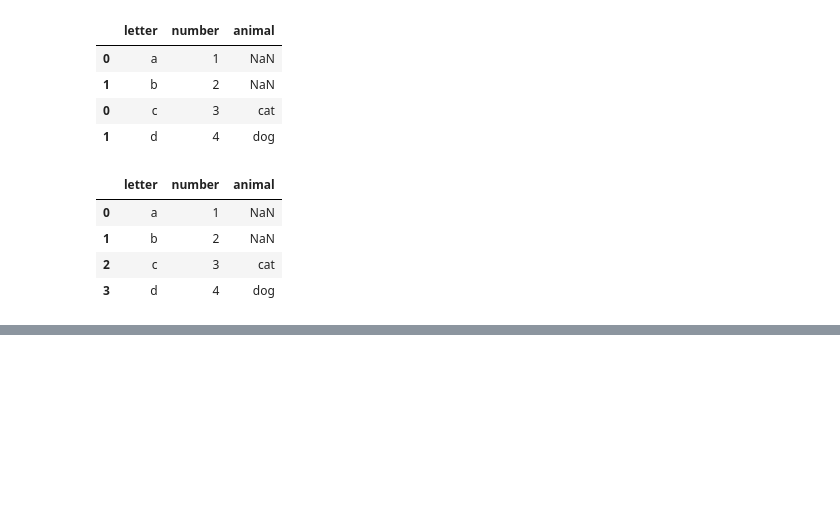
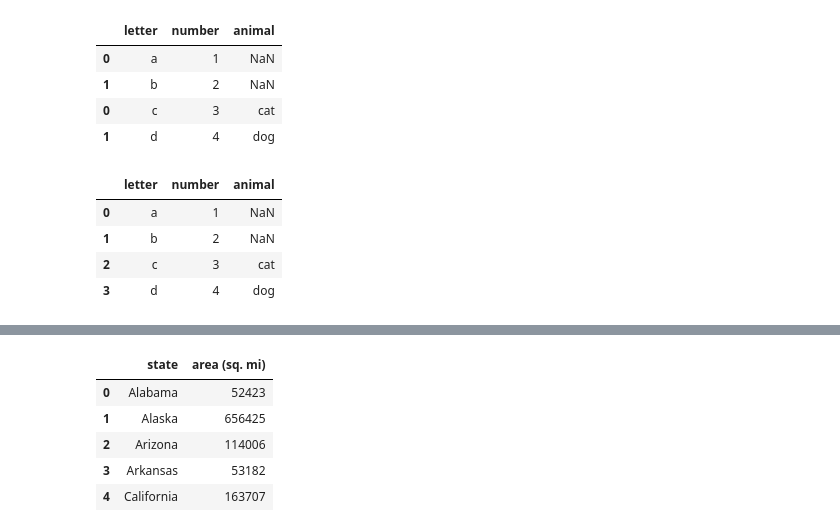
Before and after one commit to ntlong-NEU/Python4B, a Jupyter notebook: lect_07_Pandas.ipynb, the cells around one changed output, grey strips where cells are left out. Saved outputs shown, nothing was run; the diff lists cells and outputs as text; code cells hidden in the pictures; blank space fills up the shorter version.

```diff
--- a/lect_07_Pandas.ipynb
+++ b/lect_07_Pandas.ipynb
@@ -598,0 +635,9 @@ abbrevs = pd.read_csv(url3)
+# %%
+areas.head()
+# %% [output]
+|  | state | area (sq. mi) |
+| 0 | Alabama | 52423 |
+| 1 | Alaska | 656425 |
+| 2 | Arizona | 114006 |
+| 3 | Arkansas | 53182 |
+| 4 | California | 163707 |
```
Also changed, not shown: parts of 3 cells of this notebook.
